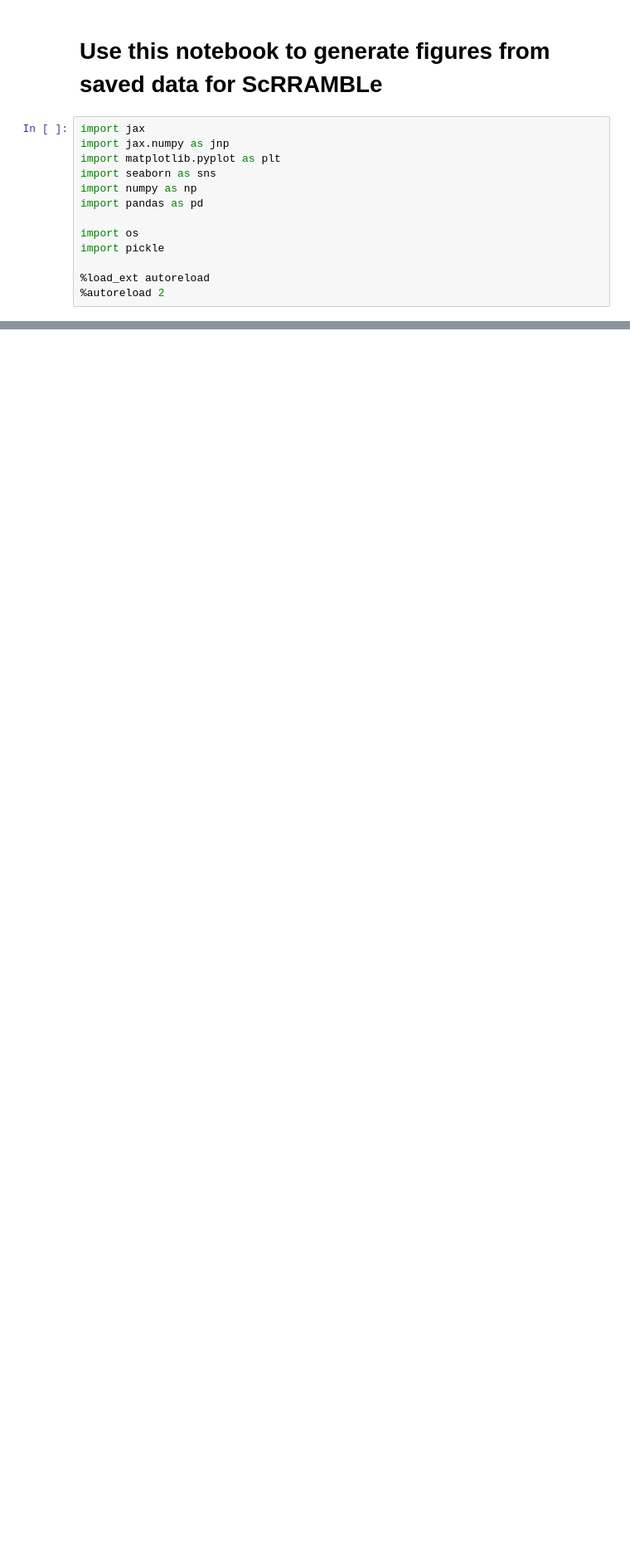
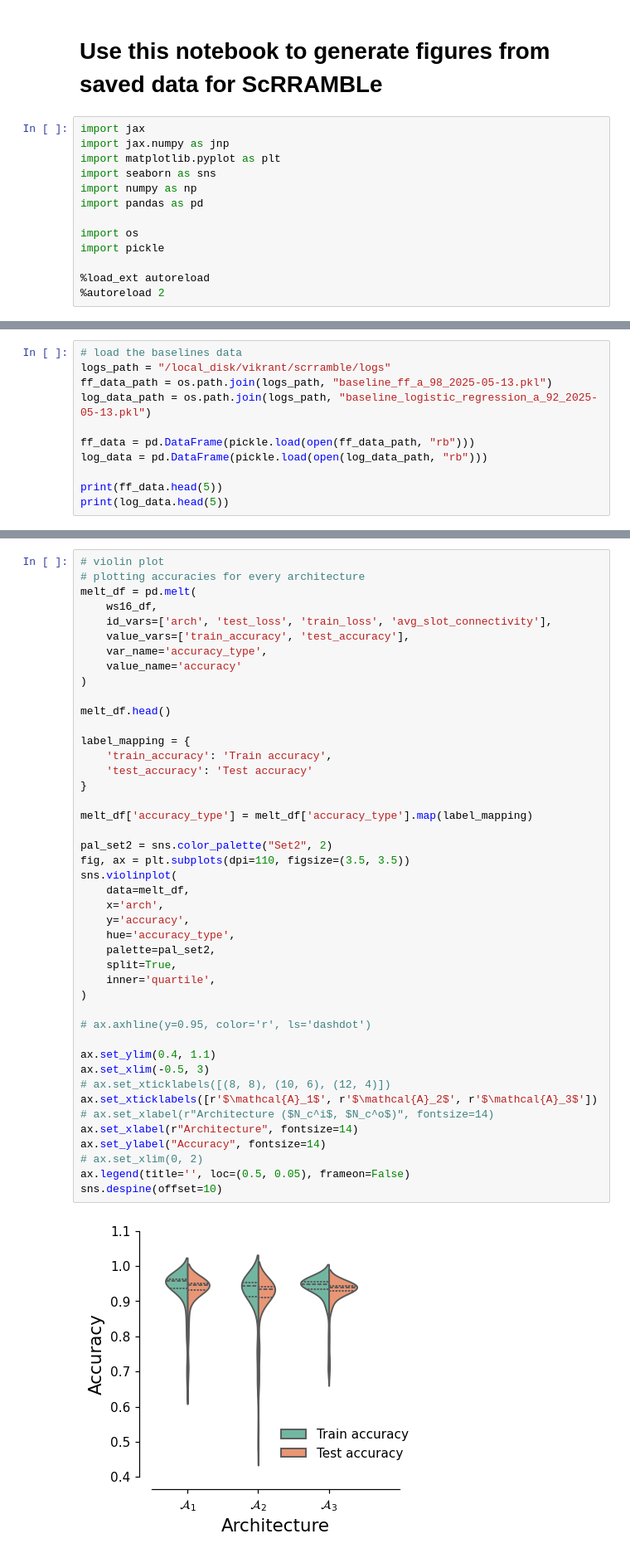
Before and after one commit to Integrated-Systems-Neuroengineering/scrramble, a Jupyter notebook: Notebooks/plotting_scrramble_analysis.ipynb, the cells around one changed output, grey strips where cells are left out. Shown at 83% size. Cells and saved outputs as stored; diff of their text form; blank space fills up the shorter version.

Commit message:
baselines analysis is up

```diff
--- a/Notebooks/plotting_scrramble_analysis.ipynb
+++ b/Notebooks/plotting_scrramble_analysis.ipynb
@@ -15,0 +26,11 @@ import pickle
+# %%
+# load the baselines data
+logs_path = "/local_disk/vikrant/scrramble/logs"
+ff_data_path = os.path.join(logs_path, "baseline_ff_a_98_2025-05-13.pkl")
+log_data_path = os.path.join(logs_path, "baseline_logistic_regression_a_92_2025-05-13.pkl")
+
+ff_data = pd.DataFrame(pickle.load(open(ff_data_path, "rb")))
+log_data = pd.DataFrame(pickle.load(open(log_data_path, "rb")))
+
+print(ff_data.head(5))
+print(log_data.head(5))
@@ -33,0 +117,46 @@ ws_16_df.head(10)
+# %%
+# violin plot
+# plotting accuracies for every architecture
+melt_df = pd.melt(
+    ws16_df,
+    id_vars=['arch', 'test_loss', 'train_loss', 'avg_slot_connectivity'],
+    value_vars=['train_accuracy', 'test_accuracy'],
+    var_name='accuracy_type',
+    value_name='accuracy'
+)
+
+melt_df.head()
+
+label_mapping = {
+    'train_accuracy': 'Train accuracy',
+    'test_accuracy': 'Test accuracy'
+}
+
+melt_df['accuracy_type'] = melt_df['accuracy_type'].map(label_mapping)
+
+pal_set2 = sns.color_palette("Set2", 2)
+fig, ax = plt.subplots(dpi=110, figsize=(3.5, 3.5))
+sns.violinplot(
+    data=melt_df,
+    x='arch',
+    y='accuracy',
+    hue='accuracy_type',
+    palette=pal_set2,
+    split=True,
+    inner='quartile',
+)
+
+# ax.axhline(y=0.95, color='r', ls='dashdot')
+
+ax.set_ylim(0.4, 1.1)
+ax.set_xlim(-0.5, 3)
+# ax.set_xticklabels([(8, 8), (10, 6), (12, 4)])
+ax.set_xticklabels([r'$\mathcal{A}_1$', r'$\mathcal{A}_2$', r'$\mathcal{A}_3$'])
+# ax.set_xlabel(r"Architecture ($N_c^i$, $N_c^o$)", fontsize=14)
+ax.set_xlabel(r"Architecture", fontsize=14)
+ax.set_ylabel("Accuracy", fontsize=14)
+# ax.set_xlim(0, 2)
+ax.legend(title='', loc=(0.5, 0.05), frameon=False)
+sns.despine(offset=10)
+# %% [output]
+[figure, added]
```
Also changed, not shown: parts of 5 cells of this notebook, 3 other files.
